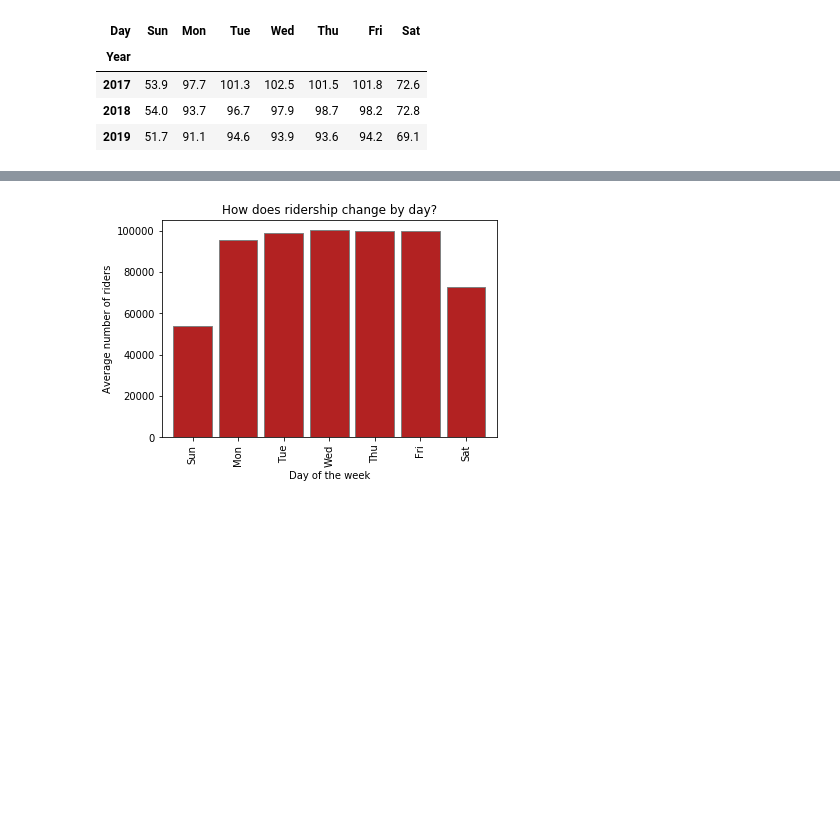
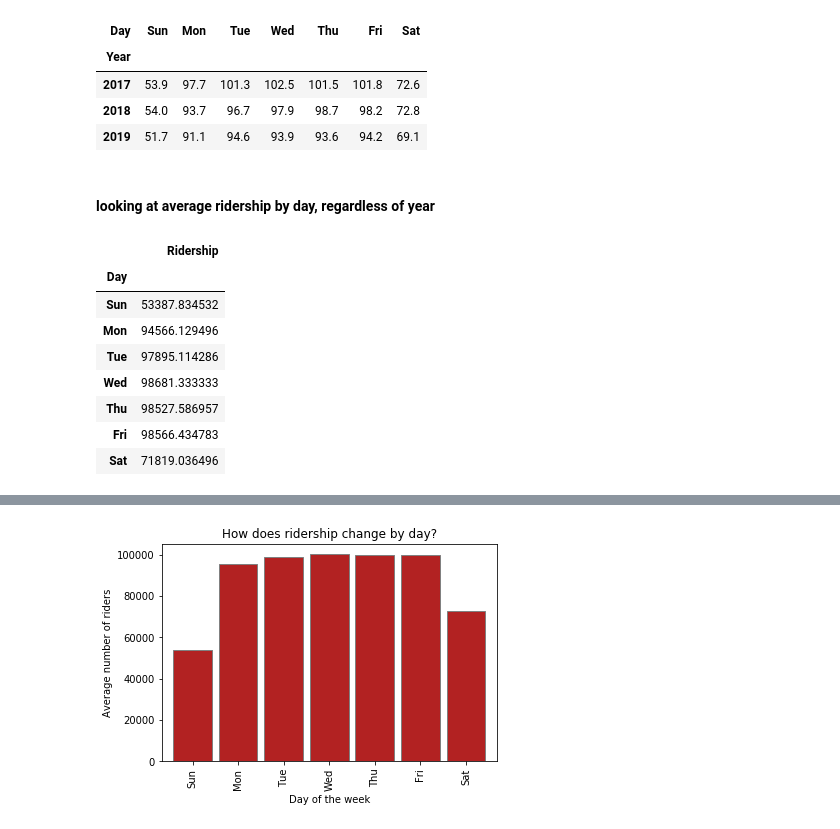
Before and after one commit to get-on-the-bus/via-project, a Jupyter notebook: misty/ridership stuff.ipynb, the cells around one changed output, grey strips where cells are left out. Saved outputs shown, nothing was run; the diff lists cells and outputs as text; code cells hidden in the pictures; blank space fills up the shorter version.

```diff
--- a/misty/ridership stuff.ipynb
+++ b/misty/ridership stuff.ipynb
@@ -93,9 +93,22 @@ df_day
 | 2017 | 53.9 | 97.7 | 101.3 | 102.5 | 101.5 | 101.8 | 72.6 |
 | 2018 | 54.0 | 93.7 | 96.7 | 97.9 | 98.7 | 98.2 | 72.8 |
 | 2019 | 51.7 | 91.1 | 94.6 | 93.9 | 93.6 | 94.2 | 69.1 |
+# %% [markdown]
+#### looking at average ridership by day, regardless of year
 # %%
 cats = [ 'Sun','Mon', 'Tue', 'Wed', 'Thu', 'Fri', 'Sat']
 avg_rider = subset.groupby('Day').mean().reindex(cats)
+avg_rider
+# %% [output]
+|  | Ridership |
+| Day |  |
+| Sun | 53387.834532 |
+| Mon | 94566.129496 |
+| Tue | 97895.114286 |
+| Wed | 98681.333333 |
+| Thu | 98527.586957 |
+| Fri | 98566.434783 |
+| Sat | 71819.036496 |
 # %%
 fig = plt.figure()
 
```
Also changed, not shown: parts of 1 cell of this notebook, 1 other file.
